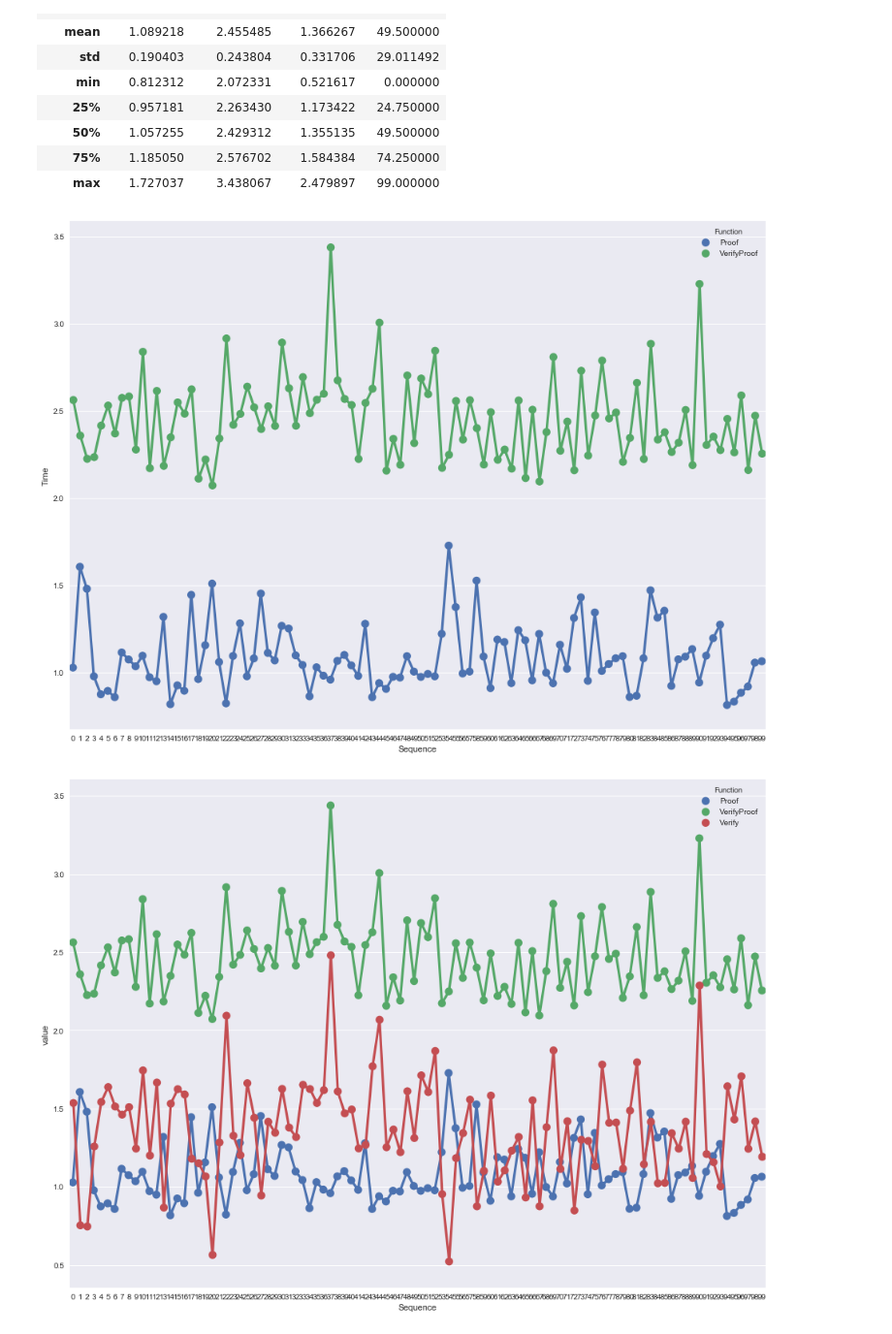
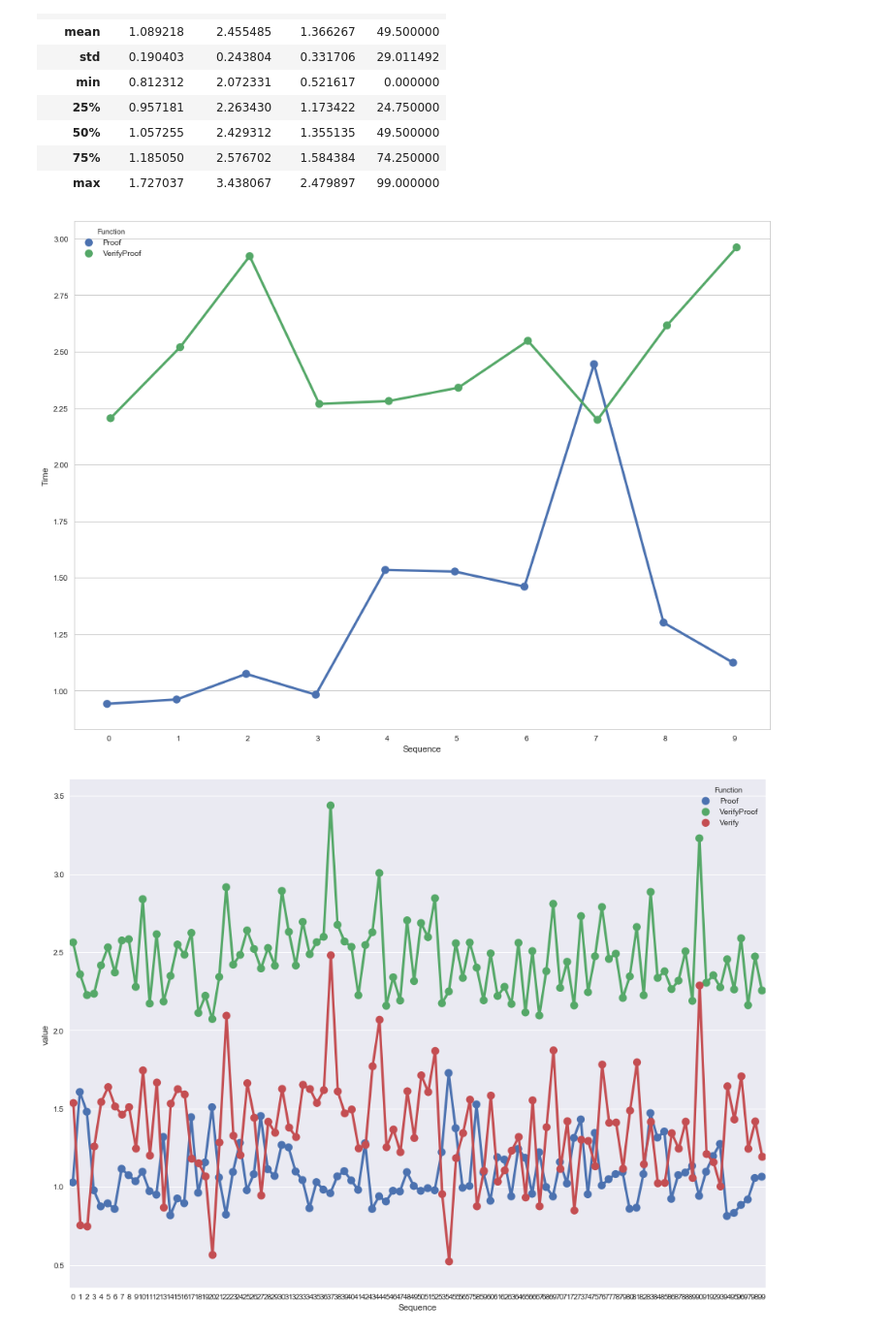
Before and after one commit to jjhartmann/Fabric-Hyperledger-OCERT-Project, a Jupyter notebook: benchmark-analysis-tool/ProofAnalysis.ipynb, the cells around one changed output. Shown at 97% size. Drawn from its saved outputs; the diff is of its cells as text; code cells hidden in the pictures.

Commit message:
Update analysis scripts

```diff
--- a/benchmark-analysis-tool/ProofAnalysis.ipynb
+++ b/benchmark-analysis-tool/ProofAnalysis.ipynb
@@ -39,5 +91,5 @@ sns.set()
 # %%
-alldata = pd.read_csv("result_3.csv")
+alldata = pd.read_csv("../Analysis/result_2.csv", skipinitialspace=True)
 # %%
 pivotdata = alldata.pivot("Sequence", "Function")
 pivotdata = pivotdata.reset_index(drop=True)
@@ -68,10 +120,11 @@ pivotdata.describe()
 | max | 1.727037 | 3.438067 | 2.479897 | 99.000000 |
 # %%
 plt.figure(figsize=(16, 12))
-ax = sns.pointplot(x="Sequence", y="Time", hue="Function",# col="TargetType", #col="isOccluded",
+sns.set_style("whitegrid")
+ax = sns.pointplot(x="Sequence", y="Time", hue="Function", # col="TargetType", #col="isOccluded",
                    data=alldata, dodge=True, estimator=np.median, capsize=.1)
 # %% [output]
-[figure, old version]
+[figure, new version]
 # %%
 plt.figure(figsize=(16, 12))
 ax = sns.pointplot(x="Sequence", y="value", hue="Function",# col="TargetType", #col="isOccluded",
```
Also changed, not shown: parts of 15 cells of this notebook, 3 other files.
